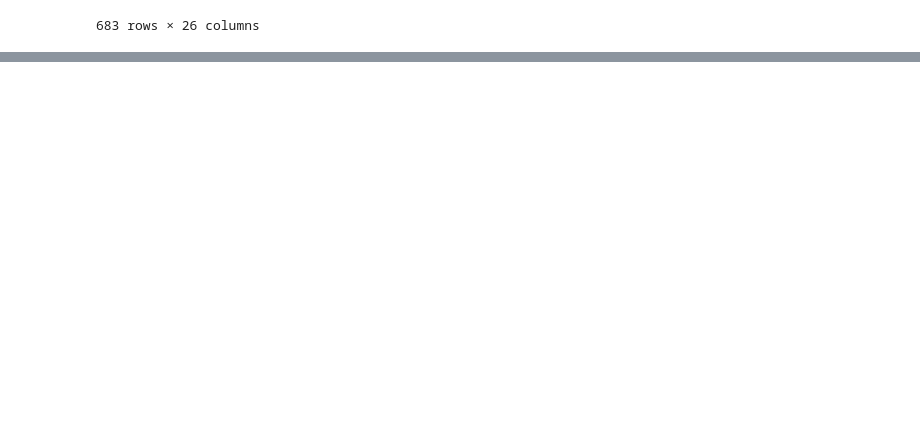
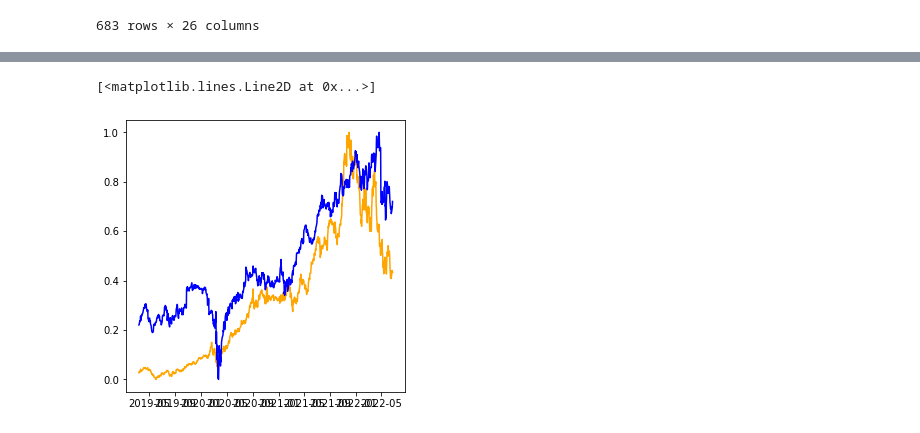
Before and after one commit to FabianEH/ETF-Filter-, a Jupyter notebook: metricas.ipynb, the cells around one changed output, grey strips where cells are left out. Cells and saved outputs as stored; diff of their text form; code cells hidden in the pictures; blank space fills up the shorter version.

```diff
--- a/metricas.ipynb
+++ b/metricas.ipynb
@@ -278,0 +428,7 @@ plt.plot(modelo.df['GOOGL'])
+# %%
+plt.figure(figsize=(5,5))
+plt.plot((modelo.df[A]-np.min(modelo.df[A]))/(np.max(modelo.df[A]) - np.min(modelo.df[A])), c='orange')
+plt.plot((modelo.df[B]-np.min(modelo.df[B]))/(np.max(modelo.df[B]) - np.min(modelo.df[B])), c="blue")
+# %% [output]
+[<matplotlib.lines.Line2D at 0x...>]
+[figure, added]
```
Also changed, not shown: parts of 22 cells of this notebook.
